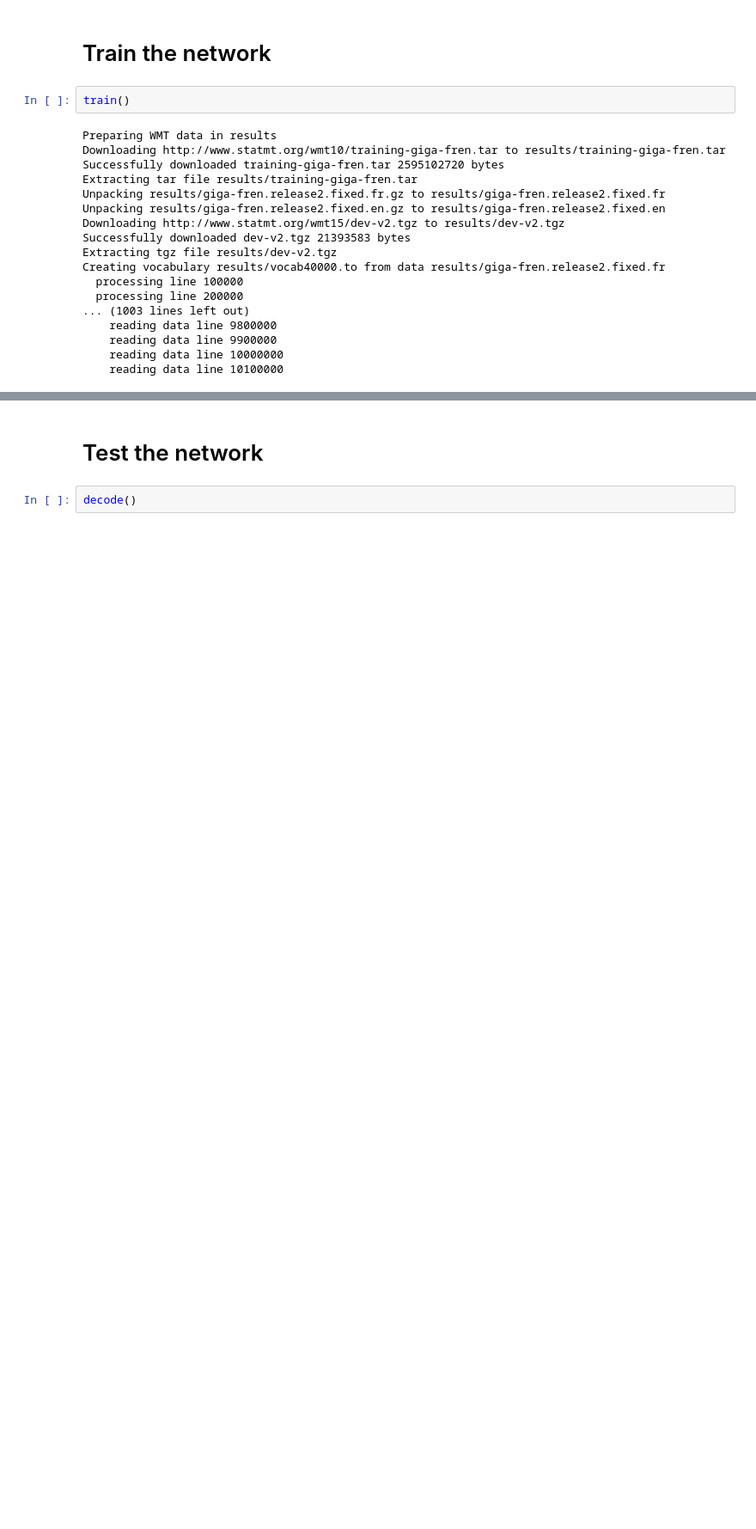
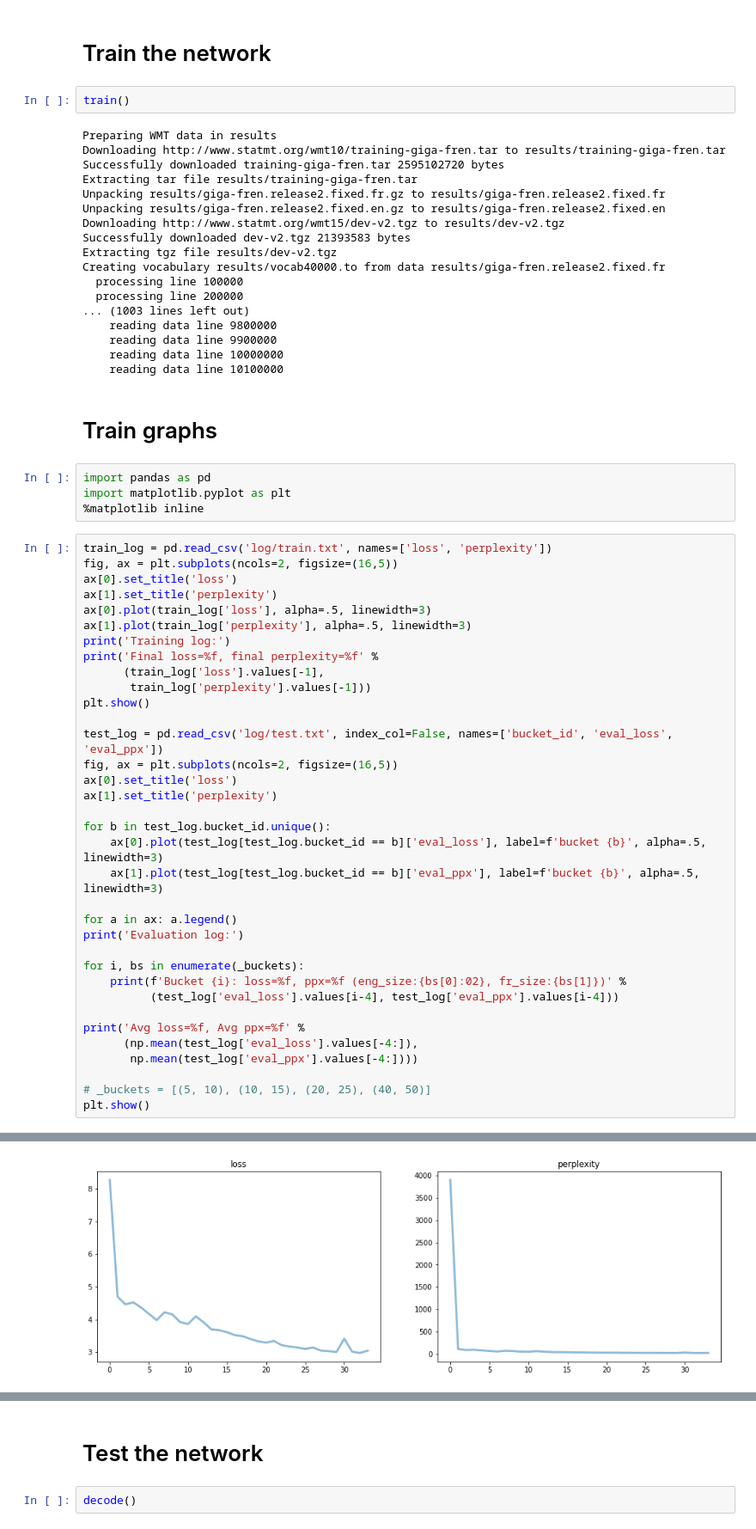
Before and after one commit to renato145/DL-proyectodecurso, a Jupyter notebook: modelo_base/main.ipynb, the cells around one changed output, grey strips where cells are left out. Shown at 86% size. Cells and saved outputs as stored; diff of their text form; blank space fills up the shorter version.

```diff
--- a/modelo_base/main.ipynb
+++ b/modelo_base/main.ipynb
@@ -247,3 +247,45 @@ Creating vocabulary results/vocab40000.to from data results/giga-fren.release2.f
     reading data line 9900000
     reading data line 10000000
     reading data line 10100000
+# %% [markdown]
+# Train graphs
+# %%
+import pandas as pd
+import matplotlib.pyplot as plt
+%matplotlib inline
+# %%
+train_log = pd.read_csv('log/train.txt', names=['loss', 'perplexity'])
+fig, ax = plt.subplots(ncols=2, figsize=(16,5))
+ax[0].set_title('loss')
+ax[1].set_title('perplexity')
+ax[0].plot(train_log['loss'], alpha=.5, linewidth=3)
+ax[1].plot(train_log['perplexity'], alpha=.5, linewidth=3)
+print('Training log:')
+print('Final loss=%f, final perplexity=%f' %
+      (train_log['loss'].values[-1],
+       train_log['perplexity'].values[-1]))
+plt.show()
+
+test_log = pd.read_csv('log/test.txt', index_col=False, names=['bucket_id', 'eval_loss', 'eval_ppx'])
+fig, ax = plt.subplots(ncols=2, figsize=(16,5))
+ax[0].set_title('loss')
+ax[1].set_title('perplexity')
+
+for b in test_log.bucket_id.unique():
+    ax[0].plot(test_log[test_log.bucket_id == b]['eval_loss'], label=f'bucket {b}', alpha=.5, linewidth=3)
+    ax[1].plot(test_log[test_log.bucket_id == b]['eval_ppx'], label=f'bucket {b}', alpha=.5, linewidth=3)
+
+for a in ax: a.legend()
+print('Evaluation log:')
+
+for i, bs in enumerate(_buckets):
+    print(f'Bucket {i}: loss=%f, ppx=%f (eng_size:{bs[0]:02}, fr_size:{bs[1]})' %
+          (test_log['eval_loss'].values[i-4], test_log['eval_ppx'].values[i-4]))
+
+print('Avg loss=%f, Avg ppx=%f' %
+      (np.mean(test_log['eval_loss'].values[-4:]),
+       np.mean(test_log['eval_ppx'].values[-4:])))
+
+# _buckets = [(5, 10), (10, 15), (20, 25), (40, 50)]
+plt.show()
+# %% [output]
@@ -249,0 +294 @@ Creating vocabulary results/vocab40000.to from data results/giga-fren.release2.f
+[figure, added]
```
Also changed, not shown: parts of 2 cells of this notebook, 2 other files.
